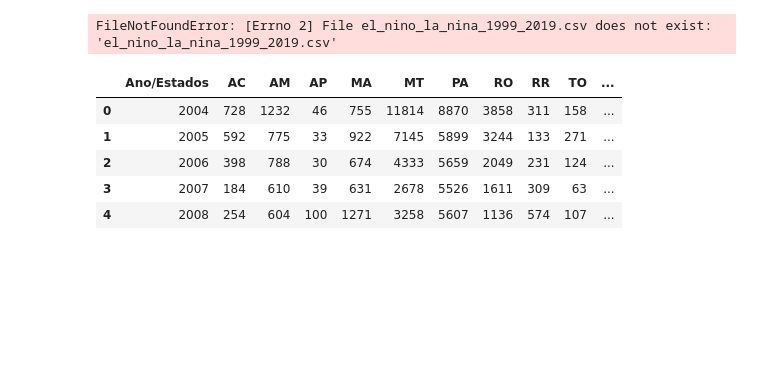
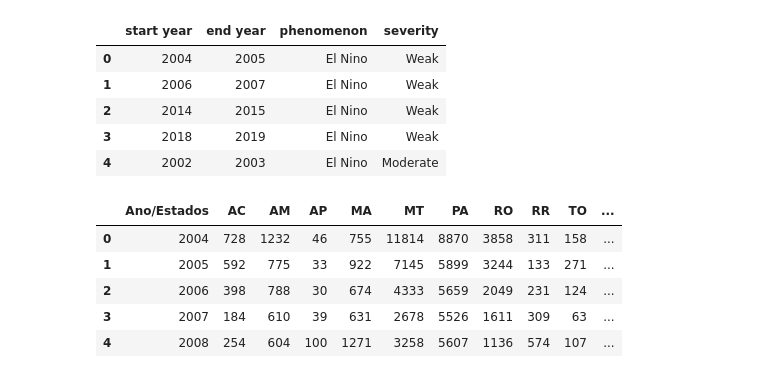
Before and after one commit to chiarabeebyte/capstoneproject8, a Jupyter notebook: Notebooks/Brazilian_rainforest.ipynb, the cells around one changed output. Drawn from its saved outputs; the diff is of its cells as text; code cells hidden in the pictures; blank space fills up the shorter version.

```diff
--- a/Notebooks/Brazilian_rainforest.ipynb
+++ b/Notebooks/Brazilian_rainforest.ipynb
@@ -1,8 +1,13 @@
 # %%
 import pandas as pd
 import numpy as np
-el_nino=pd.read_csv('el_nino_la_nina_1999_2019.csv')
+el_nino=pd.read_csv('../Datasets/phenomenons-04-19.csv', sep=';')
 el_nino.head()
 # %% [output]
-FileNotFoundError: [Errno 2] File el_nino_la_nina_1999_2019.csv does not exist: 'el_nino_la_nina_1999_2019.csv'
+|  | start year | end year | phenomenon | severity |
+| 0 | 2004 | 2005 | El Nino | Weak |
+| 1 | 2006 | 2007 | El Nino | Weak |
+| 2 | 2014 | 2015 | El Nino | Weak |
+| 3 | 2018 | 2019 | El Nino | Weak |
+| 4 | 2002 | 2003 | El Nino | Moderate |
 # %%
```
Also changed, not shown: parts of 1 cell of this notebook, 1 other file.
